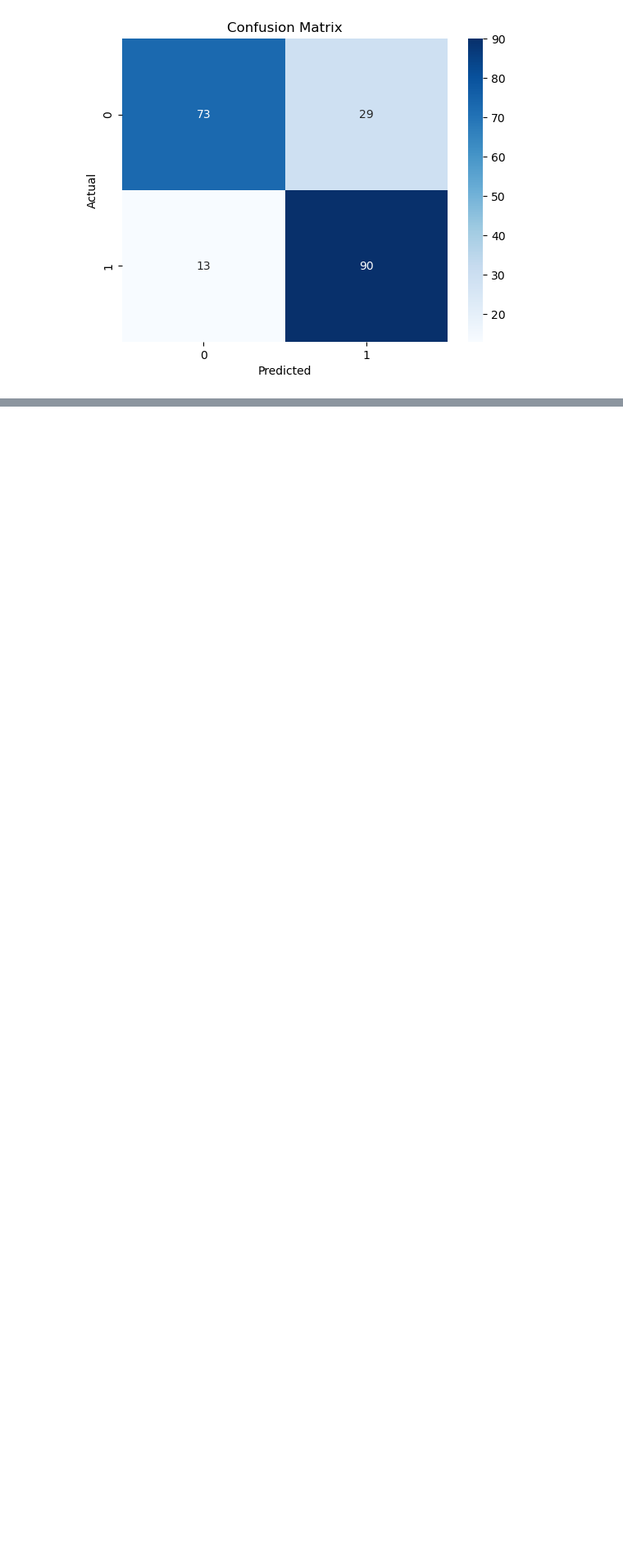
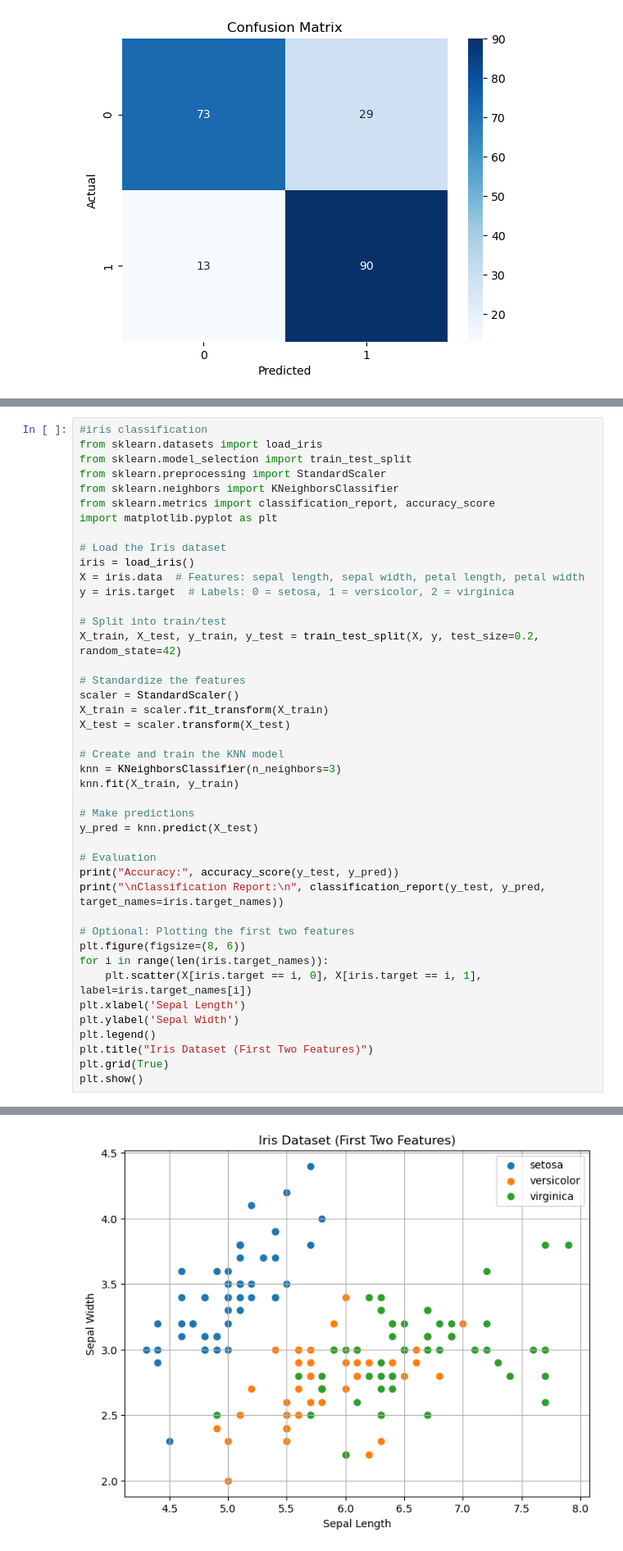
Before and after one commit to Mskag/project, a Jupyter notebook: Unified Projects.ipynb, the cells around one changed output, grey strips where cells are left out. Shown: that part at 82% size. Drawn from its saved outputs; the diff is of its cells as text; blank space fills up the shorter version.

```diff
--- a/Unified Projects.ipynb
+++ b/Unified Projects.ipynb
@@ -263,0 +374,44 @@ KeyError: 'State_Name'
+# %%
+#iris classification
+from sklearn.datasets import load_iris
+from sklearn.model_selection import train_test_split
+from sklearn.preprocessing import StandardScaler
+from sklearn.neighbors import KNeighborsClassifier
+from sklearn.metrics import classification_report, accuracy_score
+import matplotlib.pyplot as plt
+
+# Load the Iris dataset
+iris = load_iris()
+X = iris.data  # Features: sepal length, sepal width, petal length, petal width
+y = iris.target  # Labels: 0 = setosa, 1 = versicolor, 2 = virginica
+
+# Split into train/test
+X_train, X_test, y_train, y_test = train_test_split(X, y, test_size=0.2, random_state=42)
+
+# Standardize the features
+scaler = StandardScaler()
+X_train = scaler.fit_transform(X_train)
+X_test = scaler.transform(X_test)
+
+# Create and train the KNN model
+knn = KNeighborsClassifier(n_neighbors=3)
+knn.fit(X_train, y_train)
+
+# Make predictions
+y_pred = knn.predict(X_test)
+
+# Evaluation
+print("Accuracy:", accuracy_score(y_test, y_pred))
+print("\nClassification Report:\n", classification_report(y_test, y_pred, target_names=iris.target_names))
+
+# Optional: Plotting the first two features
+plt.figure(figsize=(8, 6))
+for i in range(len(iris.target_names)):
+    plt.scatter(X[iris.target == i, 0], X[iris.target == i, 1], label=iris.target_names[i])
+plt.xlabel('Sepal Length')
+plt.ylabel('Sepal Width')
+plt.legend()
+plt.title("Iris Dataset (First Two Features)")
+plt.grid(True)
+plt.show()
+# %% [output]
@@ -263,0 +430 @@ KeyError: 'State_Name'
+[figure, added]
```
Also changed, not shown: parts of 13 cells of this notebook.
